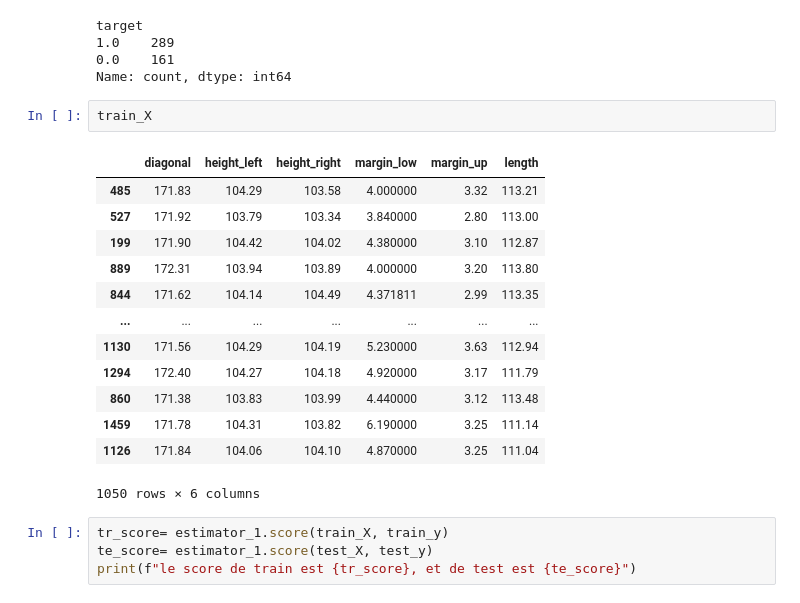
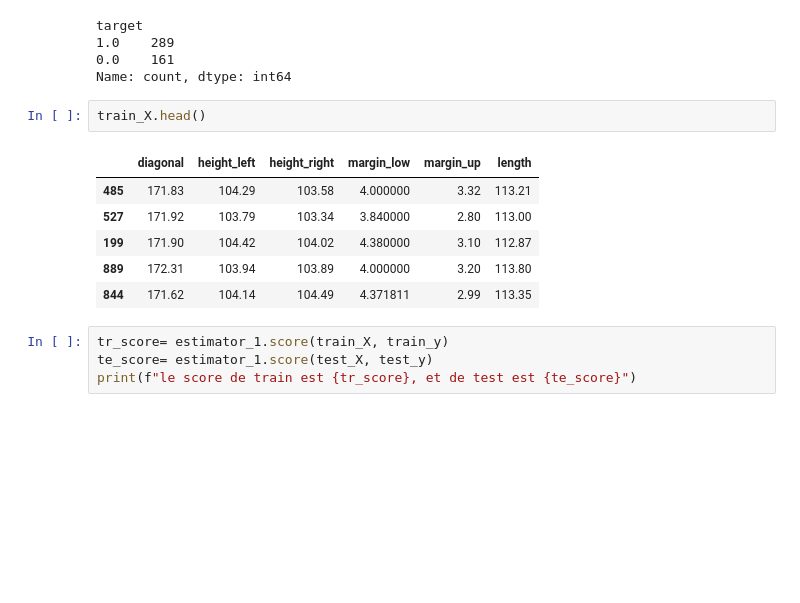
Before and after one commit to Nada-Lahbib/Project_10_Detection_des_faux_billets_avec_Python, a Jupyter notebook: notebooks/LAHBIB_Nada_1_notebook_022024.ipynb, the cells around one changed output. Cells and saved outputs as stored; diff of their text form; blank space fills up the shorter version.

```diff
--- a/notebooks/LAHBIB_Nada_1_notebook_022024.ipynb
+++ b/notebooks/LAHBIB_Nada_1_notebook_022024.ipynb
@@ -630,21 +630,14 @@ target
 0.0    161
 Name: count, dtype: int64
 # %%
-train_X
+train_X.head()
 # %% [output]
 |  | diagonal | height_left | height_right | margin_low | margin_up | length |
 | 485 | 171.83 | 104.29 | 103.58 | 4.000000 | 3.32 | 113.21 |
 | 527 | 171.92 | 103.79 | 103.34 | 3.840000 | 2.80 | 113.00 |
 | 199 | 171.90 | 104.42 | 104.02 | 4.380000 | 3.10 | 112.87 |
 | 889 | 172.31 | 103.94 | 103.89 | 4.000000 | 3.20 | 113.80 |
 | 844 | 171.62 | 104.14 | 104.49 | 4.371811 | 2.99 | 113.35 |
-| ... | ... | ... | ... | ... | ... | ... |
-| 1130 | 171.56 | 104.29 | 104.19 | 5.230000 | 3.63 | 112.94 |
-| 1294 | 172.40 | 104.27 | 104.18 | 4.920000 | 3.17 | 111.79 |
-| 860 | 171.38 | 103.83 | 103.99 | 4.440000 | 3.12 | 113.48 |
-| 1459 | 171.78 | 104.31 | 103.82 | 6.190000 | 3.25 | 111.14 |
-| 1126 | 171.84 | 104.06 | 104.10 | 4.870000 | 3.25 | 111.04 |
-1050 rows × 6 columns
 # %%
 tr_score= estimator_1.score(train_X, train_y)
 te_score= estimator_1.score(test_X, test_y)
```
